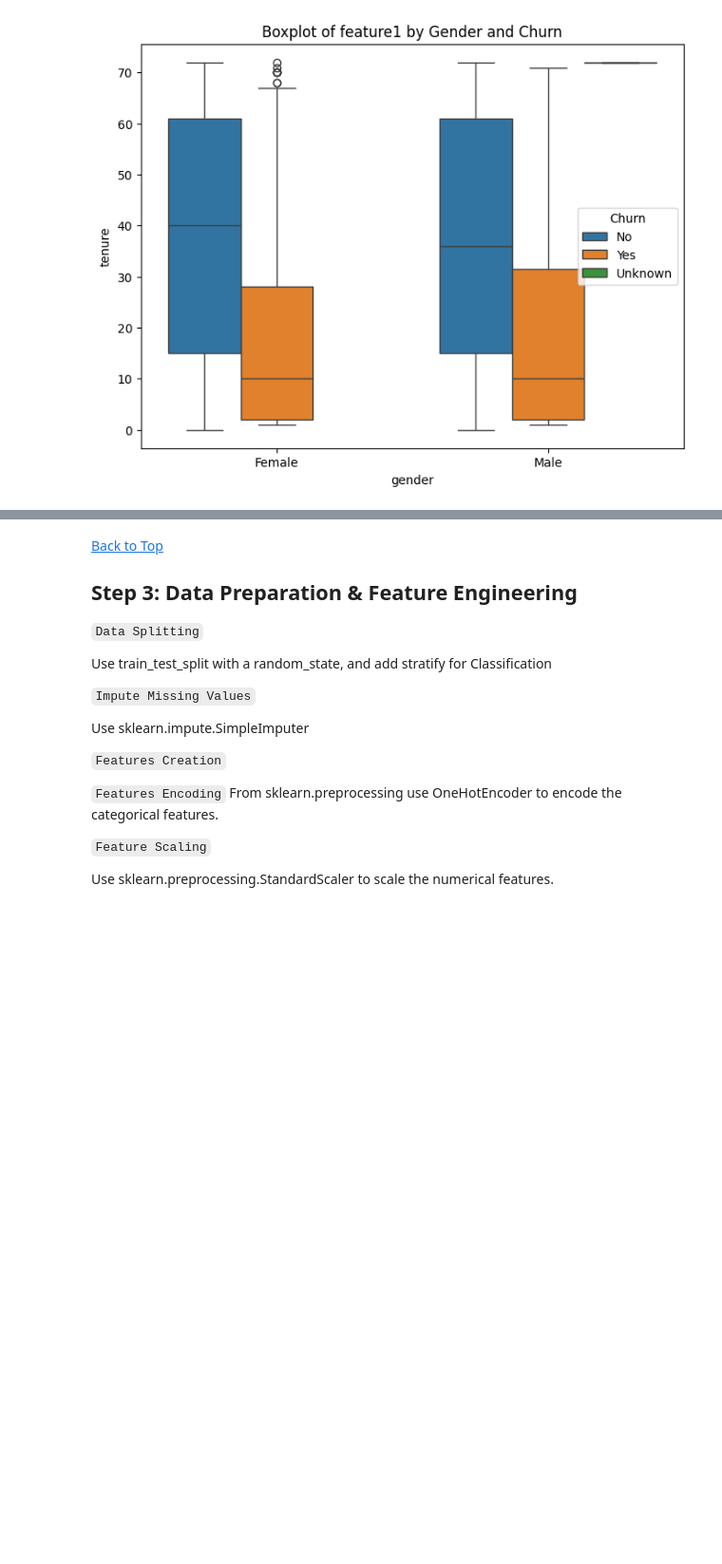
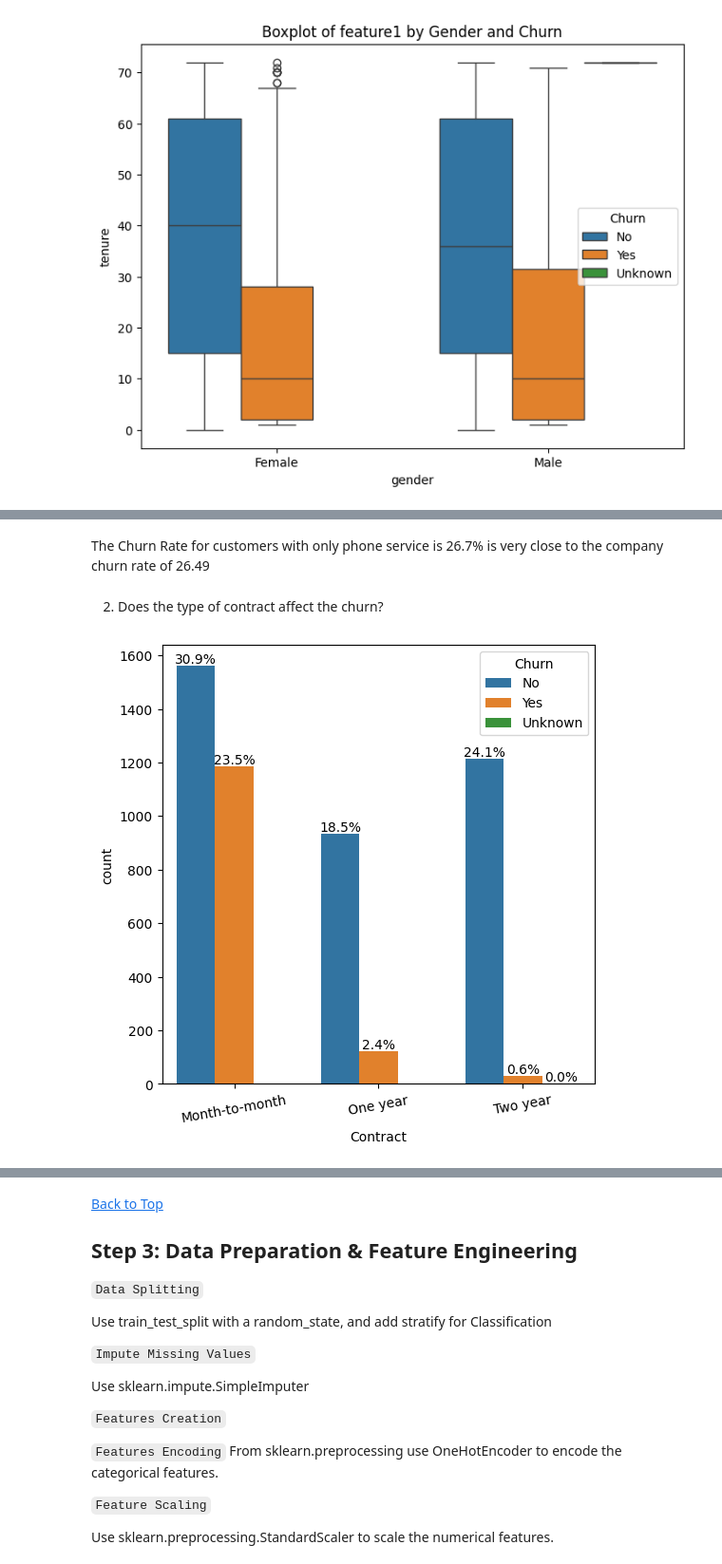
Before and after one commit to worlakuma/Machine-Learning-Prediction-Model-for-a-Telecommunications-Provider, a Jupyter notebook: LP2_Marchine_Learning_Project.ipynb, the cells around one changed output, grey strips where cells are left out. Shown at 95% size. Cells and saved outputs as stored; diff of their text form; code cells hidden in the pictures; blank space fills up the shorter version.

```diff
--- a/LP2_Marchine_Learning_Project.ipynb
+++ b/LP2_Marchine_Learning_Project.ipynb
@@ -760,0 +791,12 @@ plt.show()
+# %% [markdown]
+The Churn Rate for customers with only phone service is 26.7% is very close to the company churn rate of 26.49
+# %% [markdown]
+2. Does the type of contract affect the churn?
+# %%
+# Contract vs Target(Churn)
+contract_type = ['Contract']
+plot_categorical_feature_vs_target(df_train, contract_type, "Churn")
+for container in ax.containers:
+            ax.bar_label(container, labels=[f'{h.get_height()/len(df_train)*100:.1f}%' for h in container])
+# %% [output]
+[figure, added]
```
Also changed, not shown: parts of 16 cells of this notebook.
